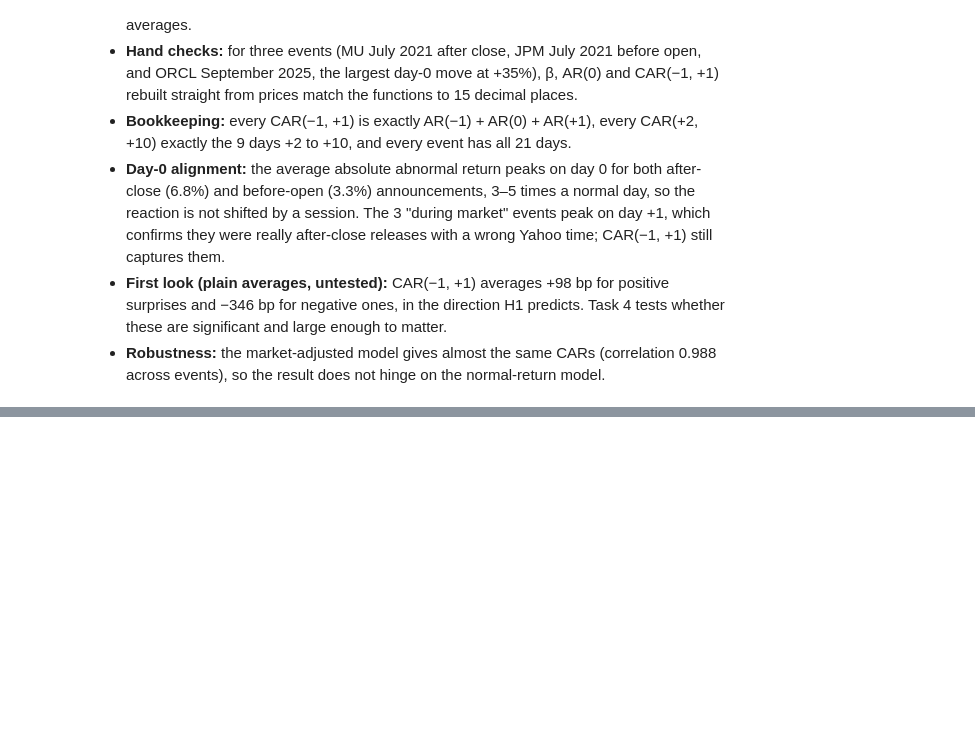
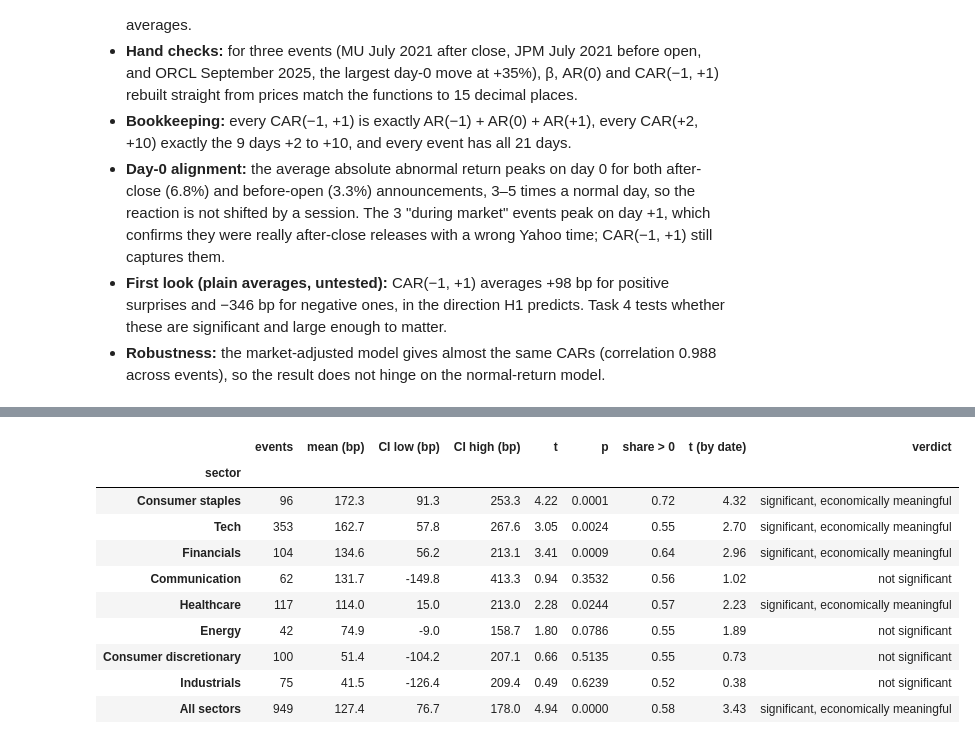
Before and after one commit to jialucharlottewu/LendoCapital, a Jupyter notebook: notebooks/week4/event_study.ipynb, the cells around one changed output, grey strips where cells are left out. Cells and saved outputs as stored; diff of their text form; code cells hidden in the pictures; blank space fills up the shorter version.

```diff
--- a/notebooks/week4/event_study.ipynb
+++ b/notebooks/week4/event_study.ipynb
@@ -657,0 +854,22 @@ Correlation of event CAR(-1,+1) across the two models: 0.988
+# %%
+from risk import SECTORS
+signed = tested[tested["surprise_sign"].isin(["positive", "negative"])].copy()
+signed["sector"] = signed["ticker"].map(SECTORS)
+signed["directional CAR(-1,+1)"] = signed["CAR(-1,+1)"] * np.where(signed["surprise_sign"] == "positive", 1, -1)
+by_sector = car_test_table(signed, "directional CAR(-1,+1)", "sector").sort_values("mean (bp)", ascending=False)
+overall = car_test_table(signed.assign(sector="All sectors"), "directional CAR(-1,+1)", "sector")
+by_sector = pd.concat([by_sector, overall])
+by_sector.to_csv(f"{REPORTS}/car_tests_by_sector.csv")
+by_sector.round({"mean (bp)": 1, "CI low (bp)": 1, "CI high (bp)": 1, "t": 2, "p": 4, "share > 0": 2, "t (by date)": 2})
+# %% [output]
+|  | events | mean (bp) | CI low (bp) | CI high (bp) | t | p | share > 0 | t (by date) | verdict |
+| sector |  |  |  |  |  |  |  |  |  |
+| Consumer staples | 96 | 172.3 | 91.3 | 253.3 | 4.22 | 0.0001 | 0.72 | 4.32 | significant, economically meaningful |
+| Tech | 353 | 162.7 | 57.8 | 267.6 | 3.05 | 0.0024 | 0.55 | 2.70 | significant, economically meaningful |
+| Financials | 104 | 134.6 | 56.2 | 213.1 | 3.41 | 0.0009 | 0.64 | 2.96 | significant, economically meaningful |
+| Communication | 62 | 131.7 | -149.8 | 413.3 | 0.94 | 0.3532 | 0.56 | 1.02 | not significant |
+| Healthcare | 117 | 114.0 | 15.0 | 213.0 | 2.28 | 0.0244 | 0.57 | 2.23 | significant, economically meaningful |
+| Energy | 42 | 74.9 | -9.0 | 158.7 | 1.80 | 0.0786 | 0.55 | 1.89 | not significant |
+| Consumer discretionary | 100 | 51.4 | -104.2 | 207.1 | 0.66 | 0.5135 | 0.55 | 0.73 | not significant |
+| Industrials | 75 | 41.5 | -126.4 | 209.4 | 0.49 | 0.6239 | 0.52 | 0.38 | not significant |
+| All sectors | 949 | 127.4 | 76.7 | 178.0 | 4.94 | 0.0000 | 0.58 | 3.43 | significant, economically meaningful |
```
Also changed, not shown: parts of 14 cells of this notebook, 9 other files.
